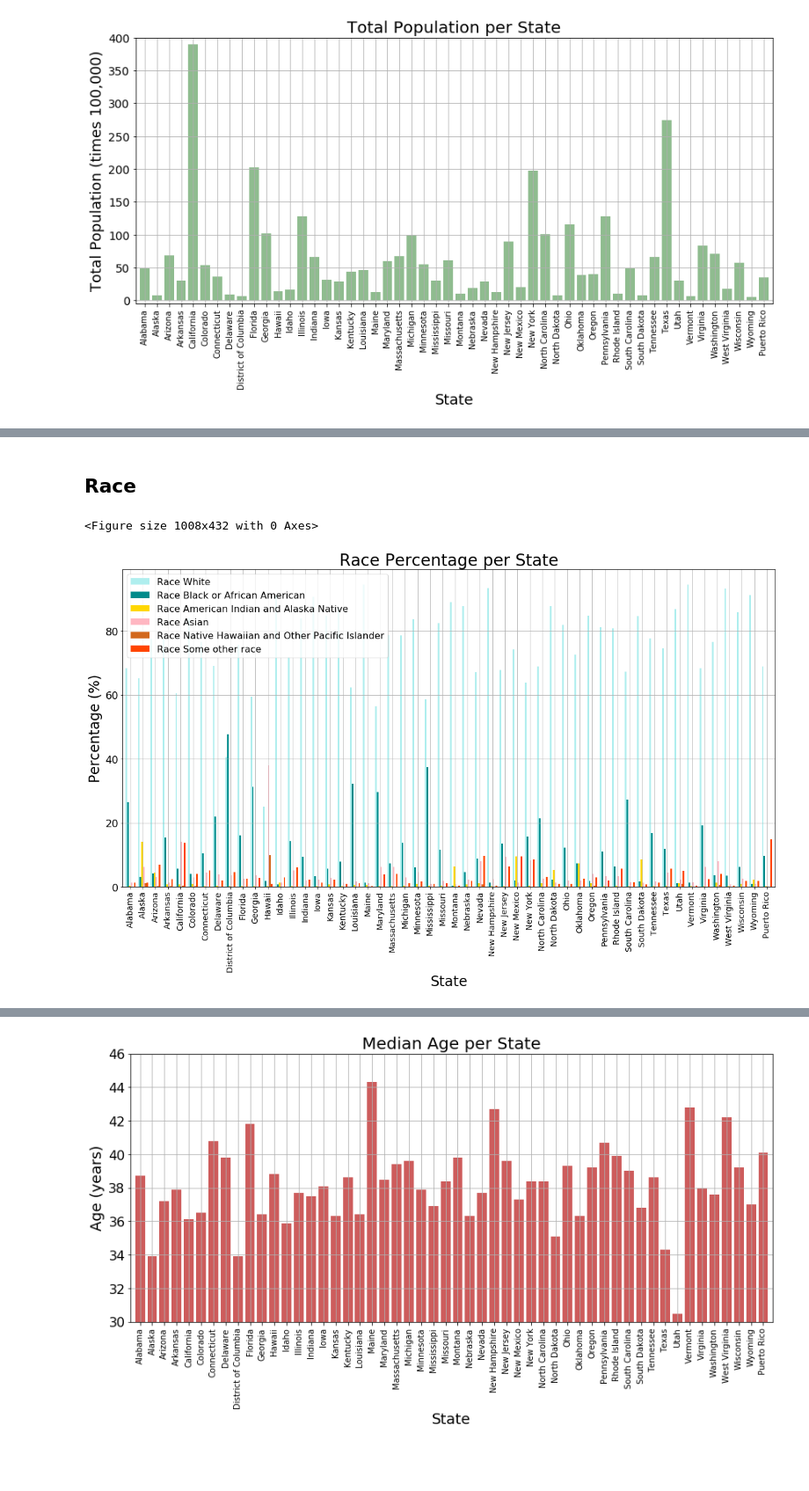
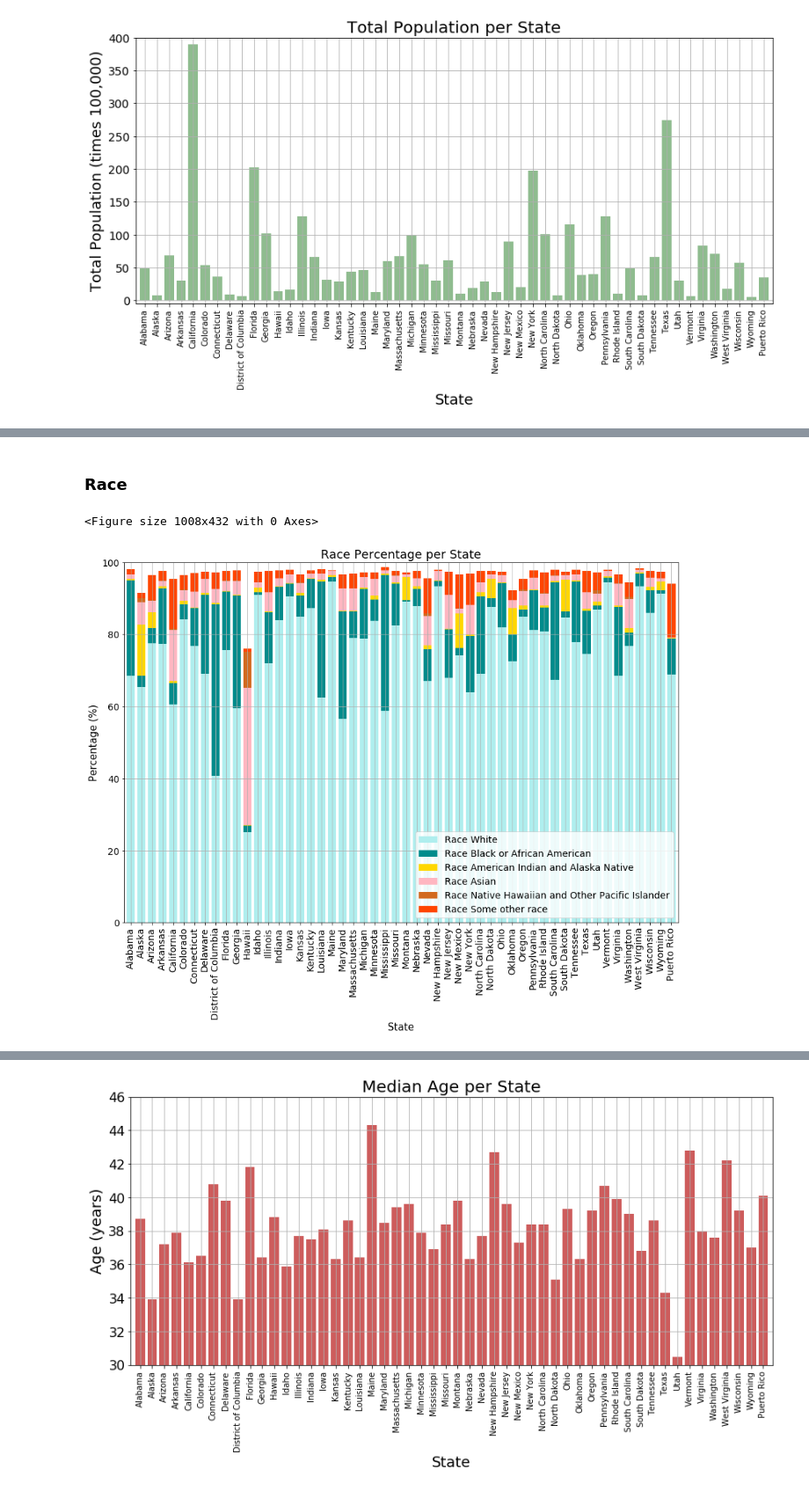
Before and after one commit to ericaleon/mental-health, a Jupyter notebook: Analysis.ipynb, the cells around one changed output, grey strips where cells are left out. Shown at 88% size. Saved outputs shown, nothing was run; the diff lists cells and outputs as text; code cells hidden in the pictures; blank space fills up the shorter version.

```diff
--- a/Analysis.ipynb
+++ b/Analysis.ipynb
@@ -619,33 +652,35 @@ plt.show()
 # %% [markdown]
-## Race
+### Race
 # %%
 # race per state
 color = ["paleturquoise", "darkcyan", "gold", "lightpink", "chocolate", "orangered"]
 
 plt.figure(figsize = (14,6))
 demo_data.plot.bar(x = "State", y = ["Race White", "Race Black or African American", "Race American Indian and Alaska Native", "Race Asian", "Race Native Hawaiian and Other Pacific Islander", "Race Some other race"],
                    rot = 90,
+                   stacked=True,
                   width=.8,
                   fontsize=15,
                   color=color)
-plt.title("Race Percentage per State", fontsize = 28)
-plt.ylabel("Percentage (%)", fontsize = 24)
-plt.xlabel("State", fontsize = 24)
+plt.title("Race Percentage per State", fontsize = 18)
+plt.ylabel("Percentage (%)", fontsize = 15)
+plt.xlabel("State", fontsize = 15)
 plt.xticks(fontsize = 14)
-plt.yticks(fontsize = 18)
-plt.legend(fontsize = 16)
+plt.yticks(fontsize = 14)
+plt.legend(fontsize = 14)
+plt.ylim(0,100)
 
 fig_size = plt.rcParams["figure.figsize"]
 fig_size
 
-fig_size[0] = 30
-fig_size[1] = 10
+fig_size[0] = 20
+fig_size[1] = 20
 
 plt.grid()
 #plt.tight_layout()
 
 plt.savefig("output/RacePerState.png")
 # %% [output]
 <Figure size 1008x432 with 0 Axes>
-[figure, old version]
+[figure, new version]
 # %% [markdown]
```
Also changed, not shown: parts of 32 cells of this notebook, 7 other files.
